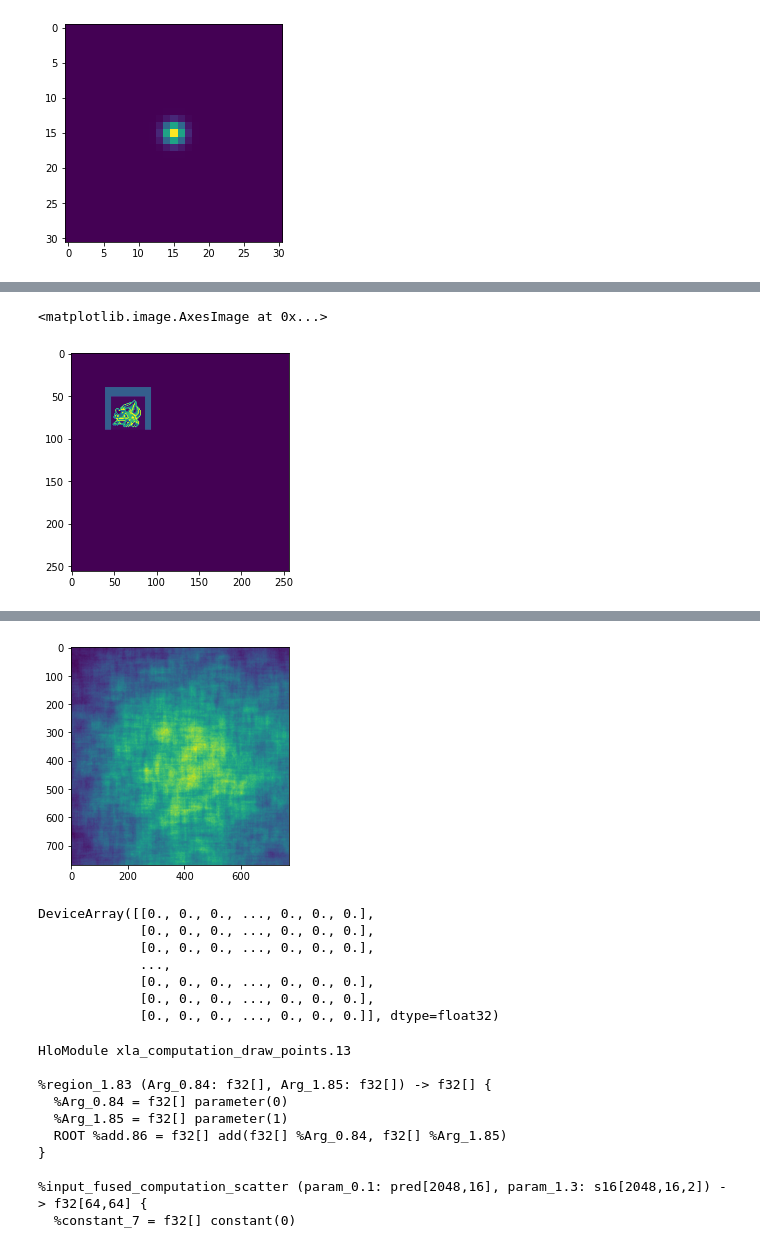
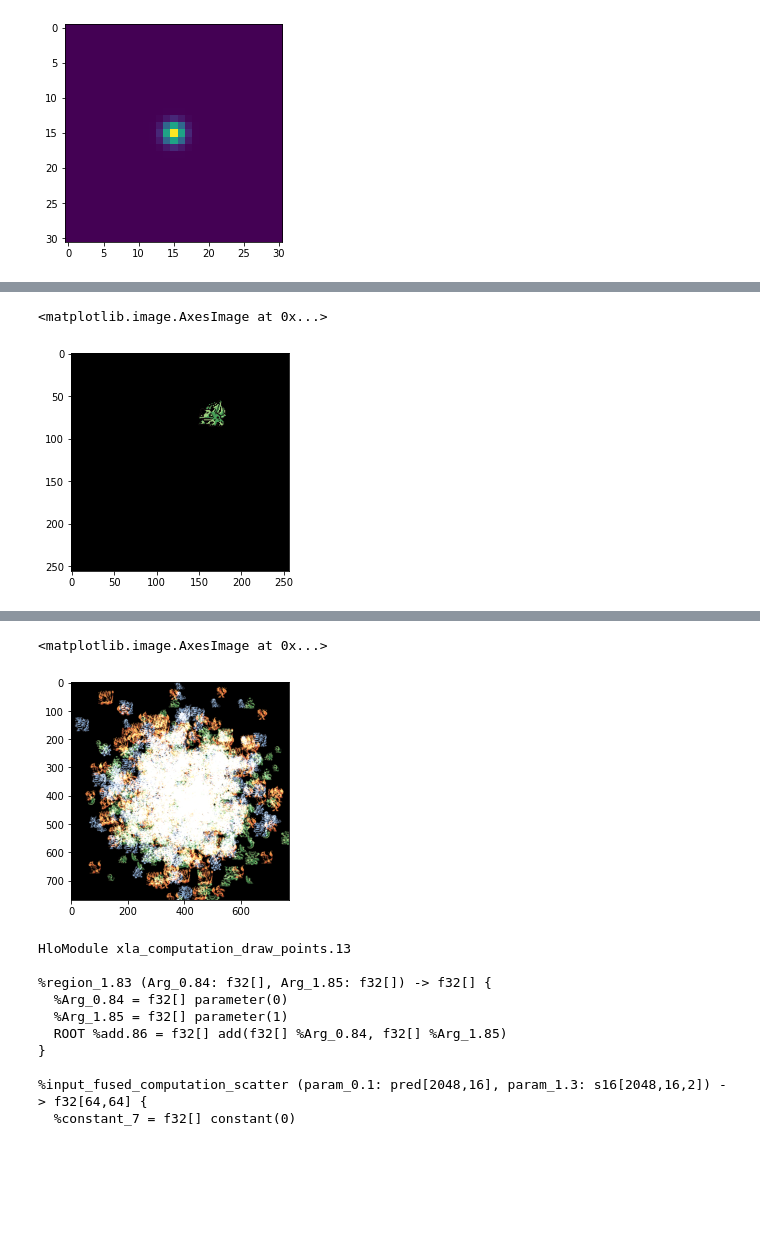
Before and after one commit to PWhiddy/jax-experiments, a Jupyter notebook: SparseRenderer.ipynb, the cells around one changed output, grey strips where cells are left out. Cells and saved outputs as stored; diff of their text form; code cells hidden in the pictures; blank space fills up the shorter version.

```diff
--- a/SparseRenderer.ipynb
+++ b/SparseRenderer.ipynb
@@ -16,7 +34,7 @@ import mediapy as media
 from einops import rearrange
 # %%
 key = jax.random.PRNGKey(110)
-p_count = 1024*16 # 2048 # 1024*1024 # 1024*1024*40
+p_count = 4*1024 # 2048 # 1024*1024 # 1024*1024*40
 positions = jax.random.normal(key, (p_count,2))
 #positions = positions
 # %%
@@ -97,10 +115,11 @@ plt.imshow(gauss_sprites[14])
 [figure]
 # %%
 def load_poke_sprites():
-  poke_url = "https://www.spriters-resource.com/resources/sheets/8/8727.png"
+  poke_url = "https://www.spriters-resource.com/resources/sheets/34/36964.png" #"https://www.spriters-resource.com/resources/sheets/8/8727.png"
   img = io.imread( poke_url )
-  img = rearrange(img[35:85, 10:57*24+10, :3], "h (b w) c -> b h w c", b=24)
-  img = img[:, :, 0:54].mean(3)
+  img = rearrange(img[35:85, 10:57*24+10, :], "h (b w) c -> b h w c", b=24)
+  img = img[:, :, 0:54, :3] #img[:, :, 0:54, :3].mean(3) *  img[:, :, 0:54, 3]/255  #.mean(3)
+  img[(img == 255) | (img == 249) | (img == np.array([0, 170, 113])) | (img == np.array([248, 232, 248]))] = 0
   return img# .astype(jnp.float32)
 # %%
 poke_sprites = load_poke_sprites()
@@ -121,8 +139,10 @@ plt.imshow(jnp.minimum(poke_sprites[0], 10))
 # %%
 def draw_single_sprite(pos, sprite, sp_width, sp_height, out_dims):
-  numel = sp_width * sp_height
+  channels = out_dims[2]
+  numel = sp_width * sp_height * channels
   data = sprite.reshape(numel)
-  xr = jnp.arange(sp_width) + pos[1]
-  yr = jnp.arange(sp_height) + pos[0]
-  indices = jnp.dstack(jnp.meshgrid(yr, xr)[::-1]).reshape(numel, 2).astype(jnp.int16)
+  raw_indices = jnp.indices((channels, sp_height, sp_width))
+  indices = jnp.flip( raw_indices.T.reshape(-1, channels), 1).astype(jnp.int16)
+  indices = indices.at[:, 0].set( indices[:, 0] + pos[0] )
+  indices = indices.at[:, 1].set( indices[:, 1] + pos[1] )
   return sparse.BCOO((data, indices), shape=out_dims)
@@ -129,16 +165,16 @@ def draw_single_sprite(pos, sprite, sp_width, sp_height, out_dims):
 # %%
 test_r = sparse.todense(
     draw_single_sprite(
-        jnp.array([40,40]),
-        255-poke_sprites[0],
+        jnp.array([40,140]),
+        poke_sprites[0],
         poke_sprites.shape[1],
         poke_sprites.shape[2],
-        (256, 256)
+        (256, 256, 3)
     ))
 plt.imshow(test_r)
 # %% [output]
 <matplotlib.image.AxesImage at 0x...>
-[figure, old version]
+[figure, new version]
 # %%
 def draw_all_sprites(all_pos, all_indices, sprite_sheet, canv_dims):
   draw_bound = lambda p, sprite: draw_single_sprite(p, sprite, sprite_sheet.shape[1], sprite_sheet.shape[2], canv_dims)
@@ -148,7 +184,7 @@ def draw_all_sprites(all_pos, all_indices, sprite_sheet, canv_dims):
 # %%
 draw_sprites_jit = jit(draw_all_sprites, static_argnums=(3,))
 # %%
-test_sprite_indices = jax.random.randint(key, (p_count,), minval=0, maxval=16)
-test_r = draw_sprites_jit(positions * 256 + 768//2 - sprite_dim//2, test_sprite_indices, poke_sprites, (768, 768) )
+test_sprite_indices = jax.random.randint(key, (p_count,), minval=0, maxval=22)
+test_r = draw_sprites_jit(positions * 128 + 768//2 - sprite_dim//2, test_sprite_indices, poke_sprites, (768, 768, 3) )
 plt.imshow(test_r)
 # %% [output]
@@ -156,2 +192,3 @@ plt.imshow(test_r)
+<matplotlib.image.AxesImage at 0x...>
-[figure, old version]
+[figure, new version]
 # %%
@@ -164,14 +206,4 @@ with media.VideoWriter("test_poke.mp4", (vid_dim, vid_dim)) as wr:
     wr.add_image(test_r)
-# %%
-draw_jit(positions * 128 + 512, (1024,1024))
-# %% [output]
-DeviceArray([[0., 0., 0., ..., 0., 0., 0.],
-             [0., 0., 0., ..., 0., 0., 0.],
-             [0., 0., 0., ..., 0., 0., 0.],
-             ...,
-             [0., 0., 0., ..., 0., 0., 0.],
-             [0., 0., 0., ..., 0., 0., 0.],
-             [0., 0., 0., ..., 0., 0., 0.]], dtype=float32)
 # %%
 # jax.make_jaxpr(draw_points, static_argnums=(1,2))(positions, (64,64), 4)
 # %%
```
Also changed, not shown: parts of 12 cells of this notebook.
